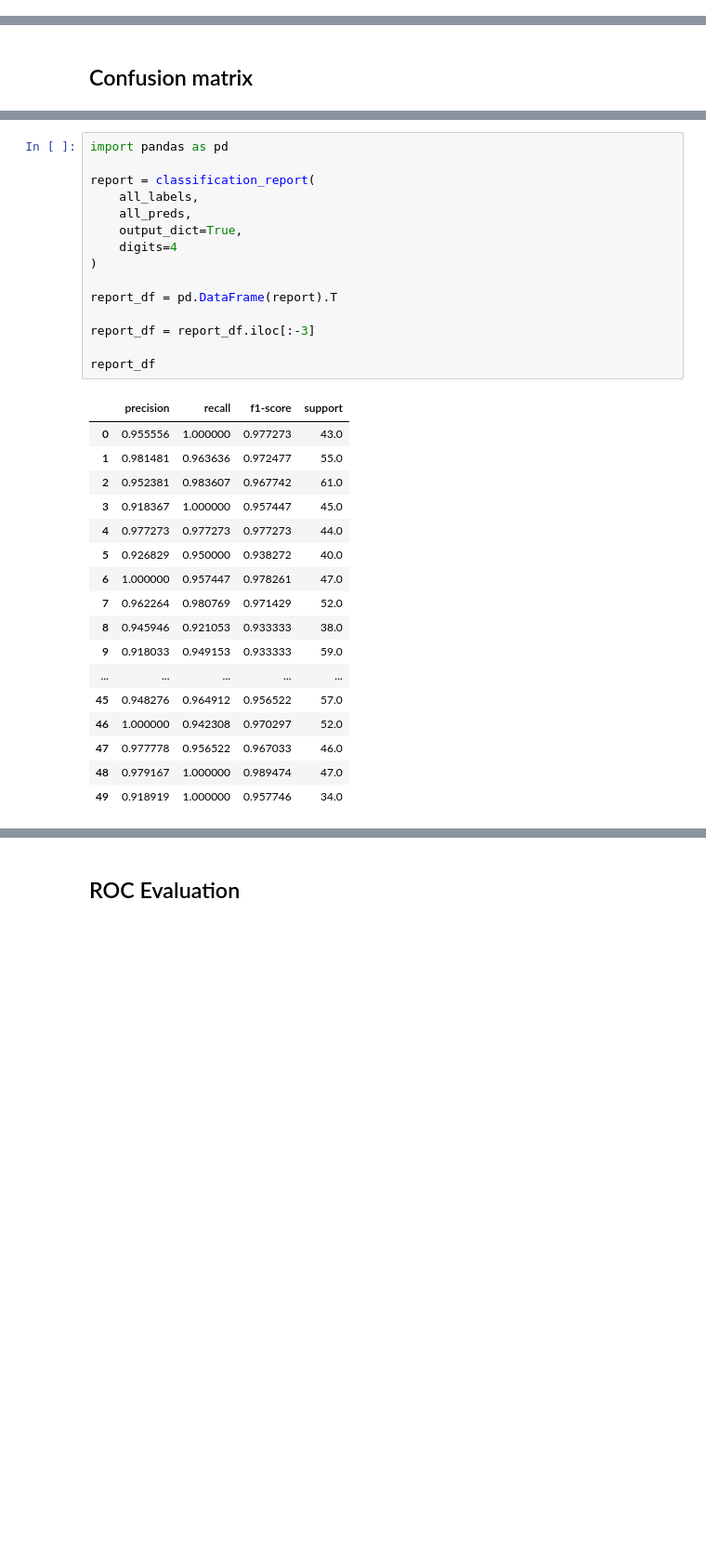
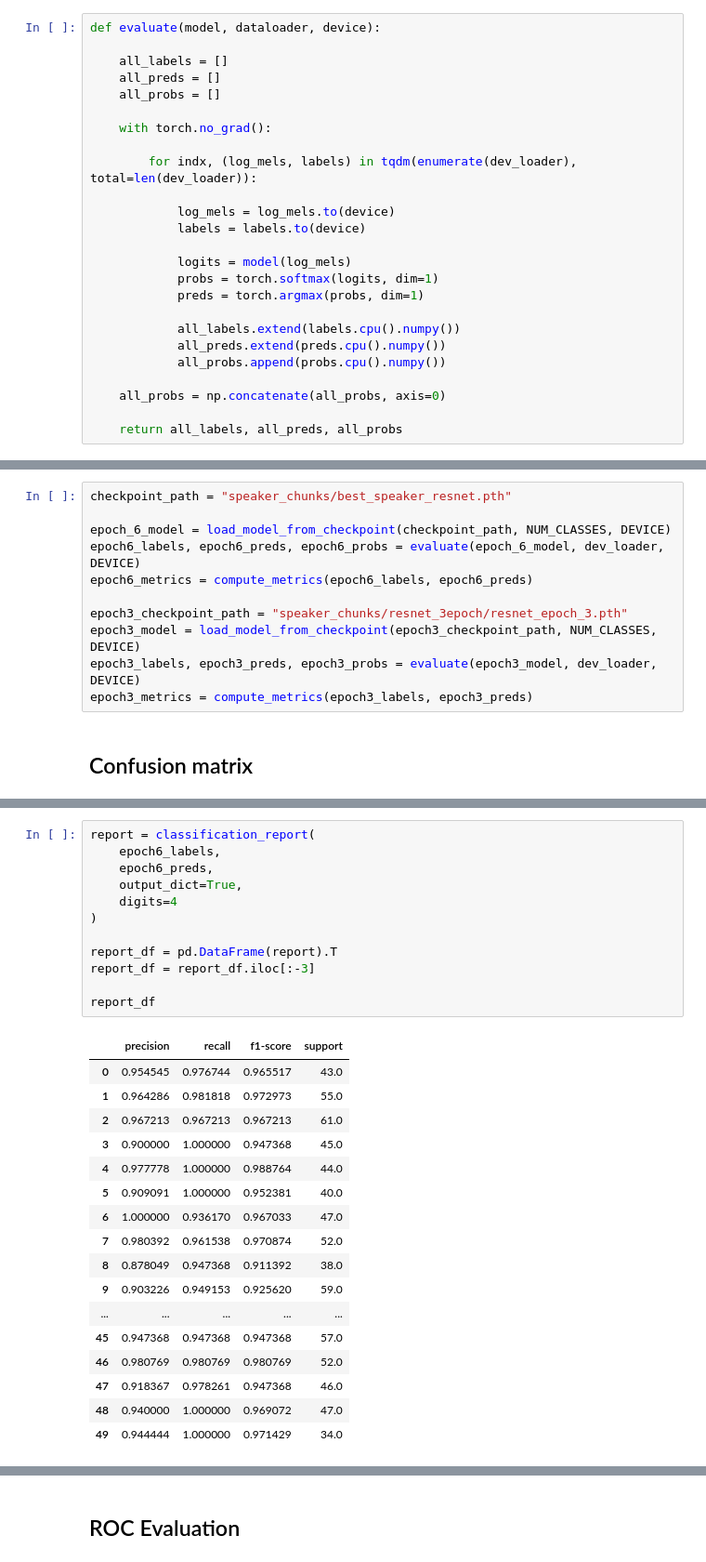
Before and after one commit to Yi-Shan-lin/Speaker-Recognition-using-ResNet-Embeddings, a Jupyter notebook: Evaluation_template.ipynb, the cells around one changed output, grey strips where cells are left out. Shown at 93% size. Saved outputs shown, nothing was run; the diff lists cells and outputs as text; blank space fills up the shorter version.

```diff
--- a/Evaluation_template.ipynb
+++ b/Evaluation_template.ipynb
@@ -127,0 +115,25 @@ ResNet(
+# %%
+def evaluate(model, dataloader, device):
+
+    all_labels = []
+    all_preds = []
+    all_probs = []
+
+    with torch.no_grad():
+
+        for indx, (log_mels, labels) in tqdm(enumerate(dev_loader), total=len(dev_loader)):
+
+            log_mels = log_mels.to(device)
+            labels = labels.to(device)
+
+            logits = model(log_mels)
+            probs = torch.softmax(logits, dim=1)
+            preds = torch.argmax(probs, dim=1)
+
+            all_labels.extend(labels.cpu().numpy())
+            all_preds.extend(preds.cpu().numpy())
+            all_probs.append(probs.cpu().numpy())
+
+    all_probs = np.concatenate(all_probs, axis=0)
+
+    return all_labels, all_preds, all_probs
@@ -159,2 +250,13 @@ Accuracy = 0.951707
+# %%
+checkpoint_path = "speaker_chunks/best_speaker_resnet.pth"
+
+epoch_6_model = load_model_from_checkpoint(checkpoint_path, NUM_CLASSES, DEVICE)
+epoch6_labels, epoch6_preds, epoch6_probs = evaluate(epoch_6_model, dev_loader, DEVICE)
+epoch6_metrics = compute_metrics(epoch6_labels, epoch6_preds)
+
+epoch3_checkpoint_path = "speaker_chunks/resnet_3epoch/resnet_epoch_3.pth"
+epoch3_model = load_model_from_checkpoint(epoch3_checkpoint_path, NUM_CLASSES, DEVICE)
+epoch3_labels, epoch3_preds, epoch3_probs = evaluate(epoch3_model, dev_loader, DEVICE)
+epoch3_metrics = compute_metrics(epoch3_labels, epoch3_preds)
 # %% [markdown]
 ## Confusion matrix
@@ -170,33 +287,30 @@ plt.show()
 # %%
-import pandas as pd
-
 report = classification_report(
-    all_labels,
-    all_preds,
+    epoch6_labels,
+    epoch6_preds,
     output_dict=True,
     digits=4
 )
 
 report_df = pd.DataFrame(report).T
-
 report_df = report_df.iloc[:-3]
 
 report_df
 # %% [output]
 |  | precision | recall | f1-score | support |
-| 0 | 0.955556 | 1.000000 | 0.977273 | 43.0 |
-| 1 | 0.981481 | 0.963636 | 0.972477 | 55.0 |
-| 2 | 0.952381 | 0.983607 | 0.967742 | 61.0 |
-| 3 | 0.918367 | 1.000000 | 0.957447 | 45.0 |
-| 4 | 0.977273 | 0.977273 | 0.977273 | 44.0 |
-| 5 | 0.926829 | 0.950000 | 0.938272 | 40.0 |
-| 6 | 1.000000 | 0.957447 | 0.978261 | 47.0 |
-| 7 | 0.962264 | 0.980769 | 0.971429 | 52.0 |
-| 8 | 0.945946 | 0.921053 | 0.933333 | 38.0 |
-| 9 | 0.918033 | 0.949153 | 0.933333 | 59.0 |
+| 0 | 0.954545 | 0.976744 | 0.965517 | 43.0 |
+| 1 | 0.964286 | 0.981818 | 0.972973 | 55.0 |
+| 2 | 0.967213 | 0.967213 | 0.967213 | 61.0 |
+| 3 | 0.900000 | 1.000000 | 0.947368 | 45.0 |
+| 4 | 0.977778 | 1.000000 | 0.988764 | 44.0 |
+| 5 | 0.909091 | 1.000000 | 0.952381 | 40.0 |
+| 6 | 1.000000 | 0.936170 | 0.967033 | 47.0 |
+| 7 | 0.980392 | 0.961538 | 0.970874 | 52.0 |
+| 8 | 0.878049 | 0.947368 | 0.911392 | 38.0 |
+| 9 | 0.903226 | 0.949153 | 0.925620 | 59.0 |
 | ... | ... | ... | ... | ... |
-| 45 | 0.948276 | 0.964912 | 0.956522 | 57.0 |
-| 46 | 1.000000 | 0.942308 | 0.970297 | 52.0 |
-| 47 | 0.977778 | 0.956522 | 0.967033 | 46.0 |
-| 48 | 0.979167 | 1.000000 | 0.989474 | 47.0 |
-| 49 | 0.918919 | 1.000000 | 0.957746 | 34.0 |
+| 45 | 0.947368 | 0.947368 | 0.947368 | 57.0 |
+| 46 | 0.980769 | 0.980769 | 0.980769 | 52.0 |
+| 47 | 0.918367 | 0.978261 | 0.947368 | 46.0 |
+| 48 | 0.940000 | 1.000000 | 0.969072 | 47.0 |
+| 49 | 0.944444 | 1.000000 | 0.971429 | 34.0 |
```
Also changed, not shown: parts of 23 cells of this notebook.
